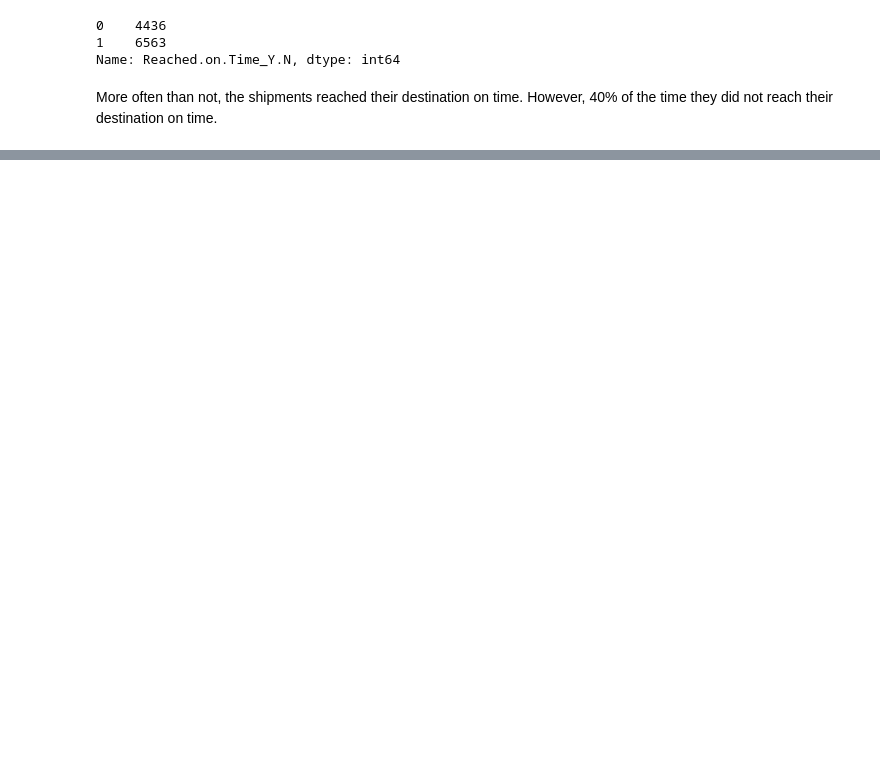
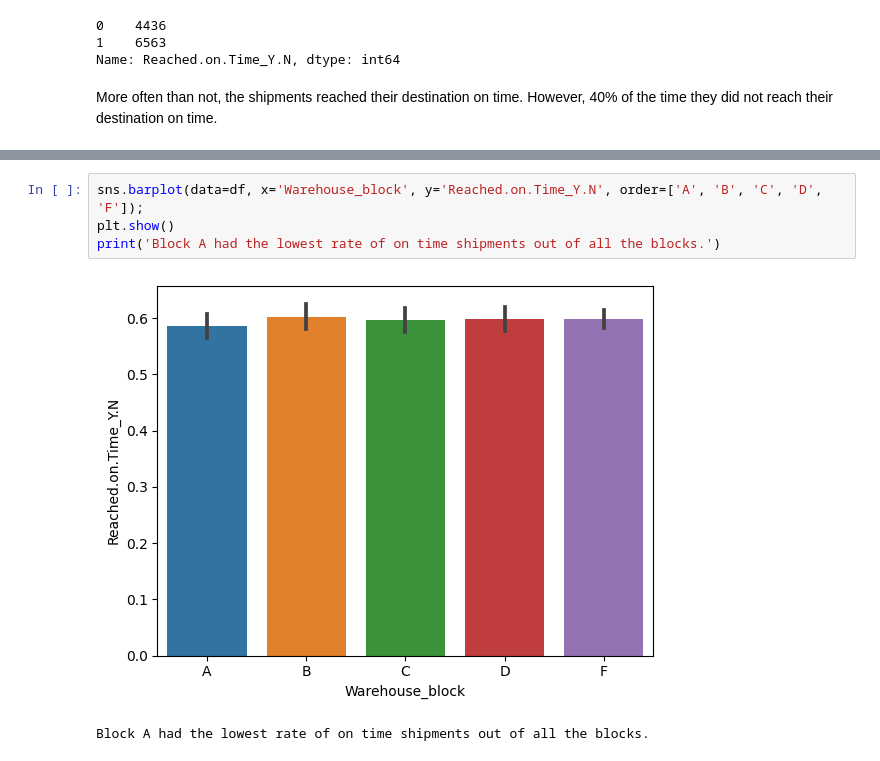
Before and after one commit to sharclark/Outlet_Sales, a Jupyter notebook: Ecom_Shipping_Project.ipynb, the cells around one changed output, grey strips where cells are left out. Cells and saved outputs as stored; diff of their text form; blank space fills up the shorter version.

```diff
--- a/Ecom_Shipping_Project.ipynb
+++ b/Ecom_Shipping_Project.ipynb
@@ -404,0 +462,7 @@ More often than not, the shipments reached their destination on time. However, 4
+# %%
+sns.barplot(data=df, x='Warehouse_block', y='Reached.on.Time_Y.N', order=['A', 'B', 'C', 'D', 'F']);
+plt.show()
+print('Block A had the lowest rate of on time shipments out of all the blocks.')
+# %% [output]
+[figure, added]
+Block A had the lowest rate of on time shipments out of all the blocks.
```
Also changed, not shown: parts of 24 cells of this notebook.
